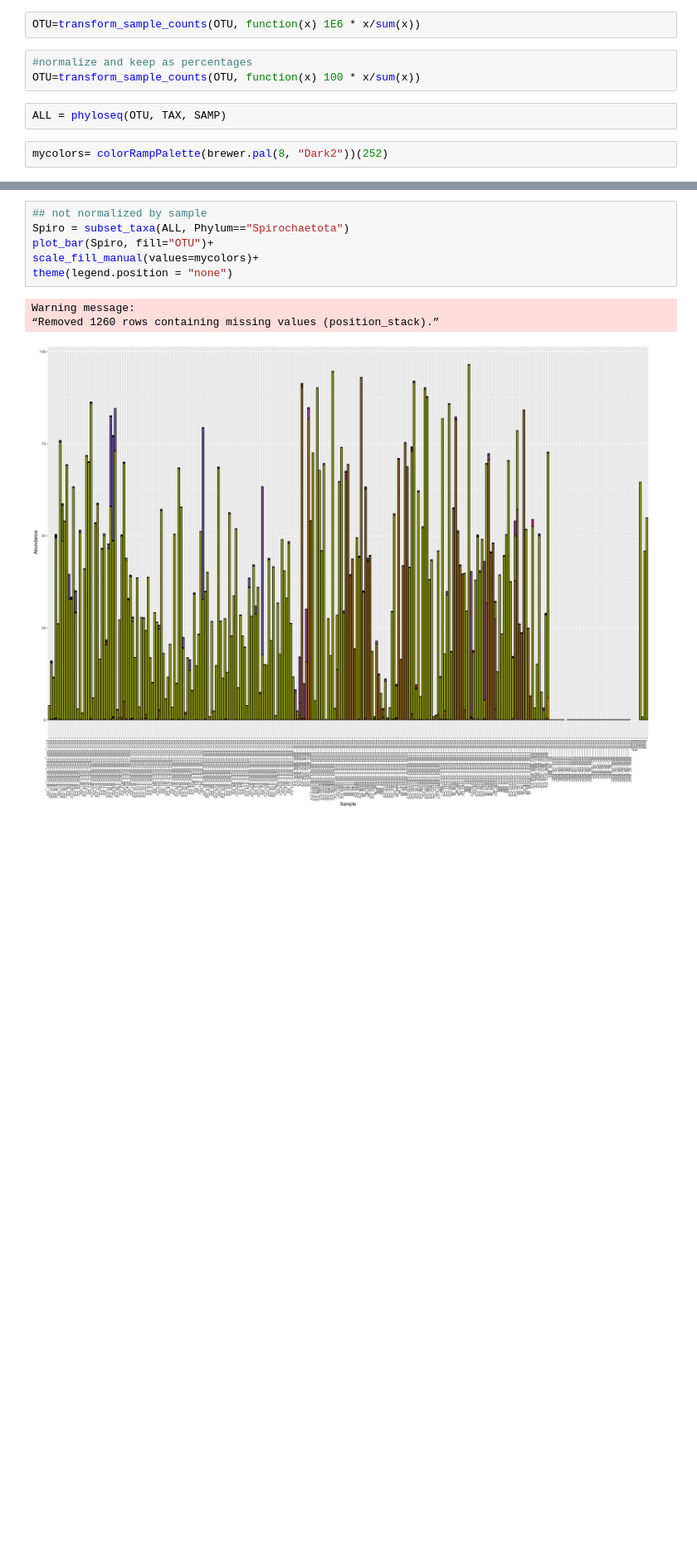
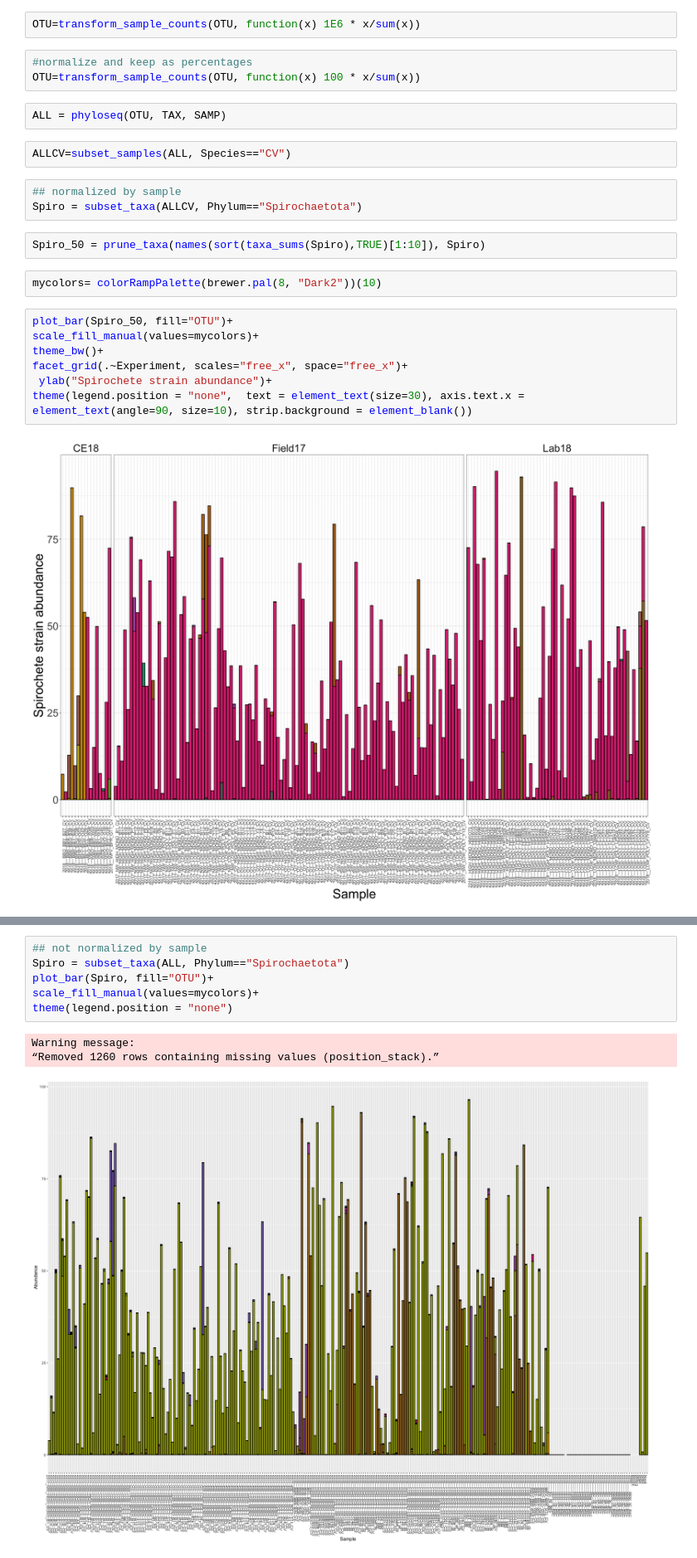
Before and after one commit to sagw/DE_micro, a Jupyter notebook: Spiros_all.ipynb, the cells around one changed output, grey strips where cells are left out. Shown at 83% size. Saved outputs shown, nothing was run; the diff lists cells and outputs as text; blank space fills up the shorter version.

Commit message:
simplified taxonomy figures

```diff
--- a/Spiros_all.ipynb
+++ b/Spiros_all.ipynb
@@ -59,6 +59,22 @@ OTU=transform_sample_counts(OTU, function(x) 1E6 * x/sum(x))
 OTU=transform_sample_counts(OTU, function(x) 100 * x/sum(x))
 # %%
 ALL = phyloseq(OTU, TAX, SAMP)
+# %%
+ALLCV=subset_samples(ALL, Species=="CV")
+# %%
+## normalized by sample
+Spiro = subset_taxa(ALLCV, Phylum=="Spirochaetota")
+# %%
+Spiro_50 = prune_taxa(names(sort(taxa_sums(Spiro),TRUE)[1:10]), Spiro)
 # %%
-mycolors= colorRampPalette(brewer.pal(8, "Dark2"))(252)
+mycolors= colorRampPalette(brewer.pal(8, "Dark2"))(10)
+# %%
+plot_bar(Spiro_50, fill="OTU")+
+scale_fill_manual(values=mycolors)+
+theme_bw()+
+facet_grid(.~Experiment, scales="free_x", space="free_x")+
+ ylab("Spirochete strain abundance")+
+theme(legend.position = "none",  text = element_text(size=30), axis.text.x = element_text(angle=90, size=10), strip.background = element_blank())
+# %% [output]
+[figure, added]
 # %%
```
Also changed, not shown: parts of 2 cells of this notebook.
